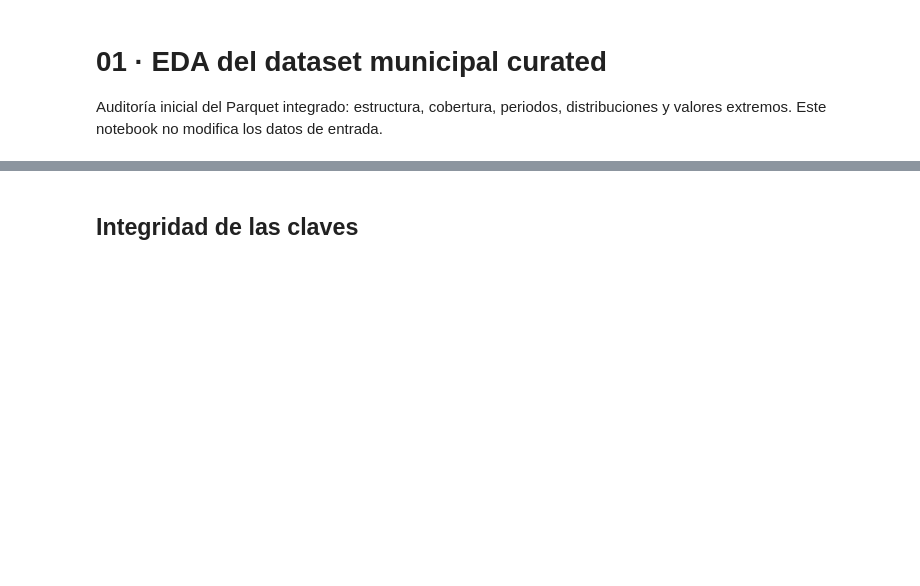
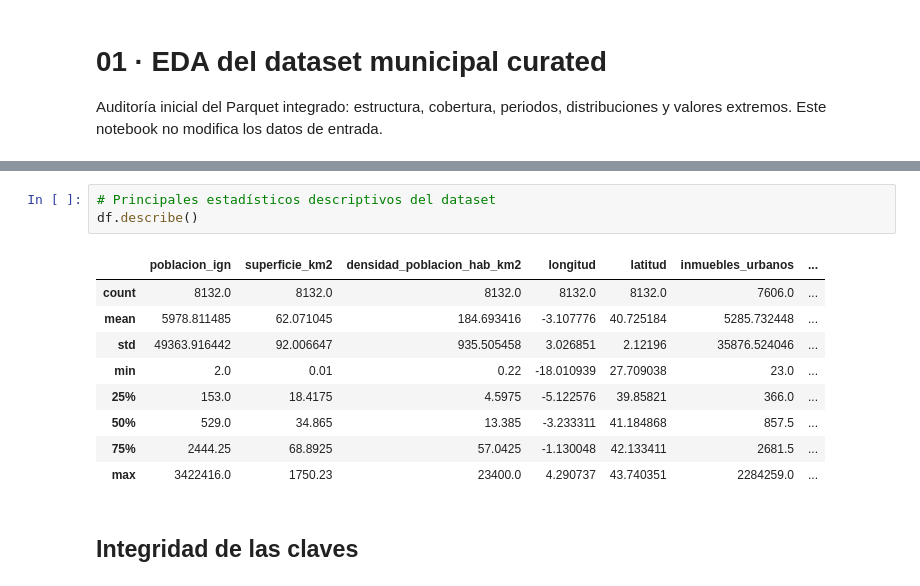
Before and after one commit to DavidJuanP/TFM-segmentacion-inmobiliaria, a Jupyter notebook: notebooks/01_eda_curated.ipynb, the cells around one changed output, grey strips where cells are left out. Drawn from its saved outputs; the diff is of its cells as text; blank space fills up the shorter version.

```diff
--- a/notebooks/01_eda_curated.ipynb
+++ b/notebooks/01_eda_curated.ipynb
@@ -37,6 +37,19 @@ Filas: 8132 | Columnas: 126
 | 2 | 01003 | Aramaio | Araba/Álava | Ibarra | 1380 | 73.09 | 18.88 | ... |
 | 3 | 01004 | Artziniega | Araba/Álava | Artziniega | 1856 | 27.29 | 68.01 | ... |
 | 4 | 01006 | Armiñón | Araba/Álava | Armiñón | 246 | 12.97 | 18.97 | ... |
+# %%
+# Principales estadísticos descriptivos del dataset
+df.describe()
+# %% [output]
+|  | poblacion_ign | superficie_km2 | densidad_poblacion_hab_km2 | longitud | latitud | inmuebles_urbanos | ... |
+| count | 8132.0 | 8132.0 | 8132.0 | 8132.0 | 8132.0 | 7606.0 | ... |
+| mean | 5978.811485 | 62.071045 | 184.693416 | -3.107776 | 40.725184 | 5285.732448 | ... |
+| std | 49363.916442 | 92.006647 | 935.505458 | 3.026851 | 2.12196 | 35876.524046 | ... |
+| min | 2.0 | 0.01 | 0.22 | -18.010939 | 27.709038 | 23.0 | ... |
+| 25% | 153.0 | 18.4175 | 4.5975 | -5.122576 | 39.85821 | 366.0 | ... |
+| 50% | 529.0 | 34.865 | 13.385 | -3.233311 | 41.184868 | 857.5 | ... |
+| 75% | 2444.25 | 68.8925 | 57.0425 | -1.130048 | 42.133411 | 2681.5 | ... |
+| max | 3422416.0 | 1750.23 | 23400.0 | 4.290737 | 43.740351 | 2284259.0 | ... |
 # %% [markdown]
 ## Integridad de las claves
 # %%
```
Also changed, not shown: parts of 3 cells of this notebook, 1 other file.
